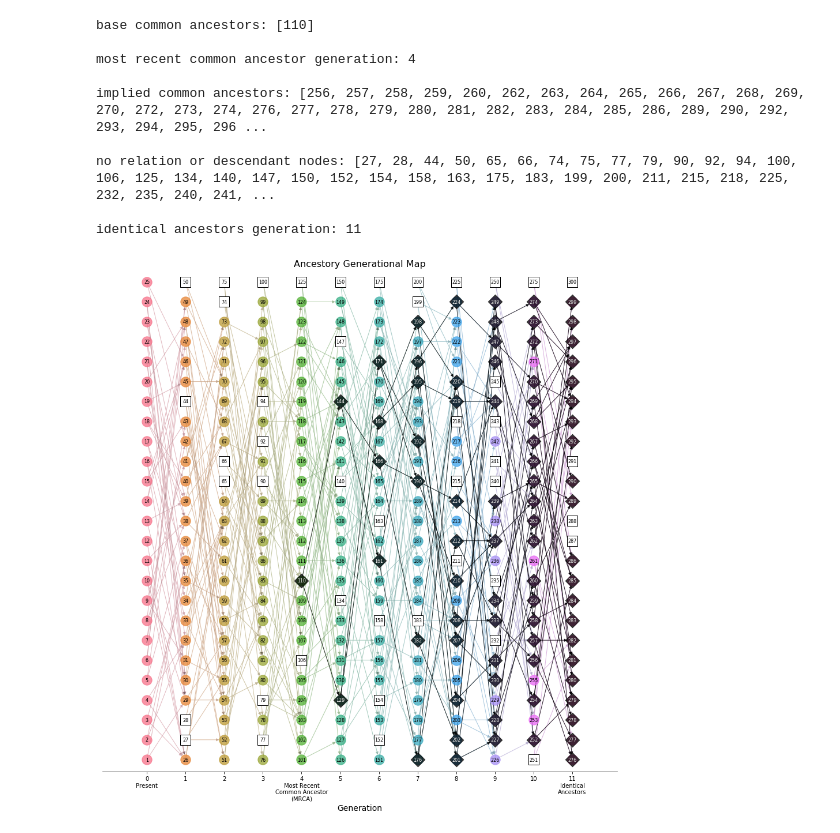
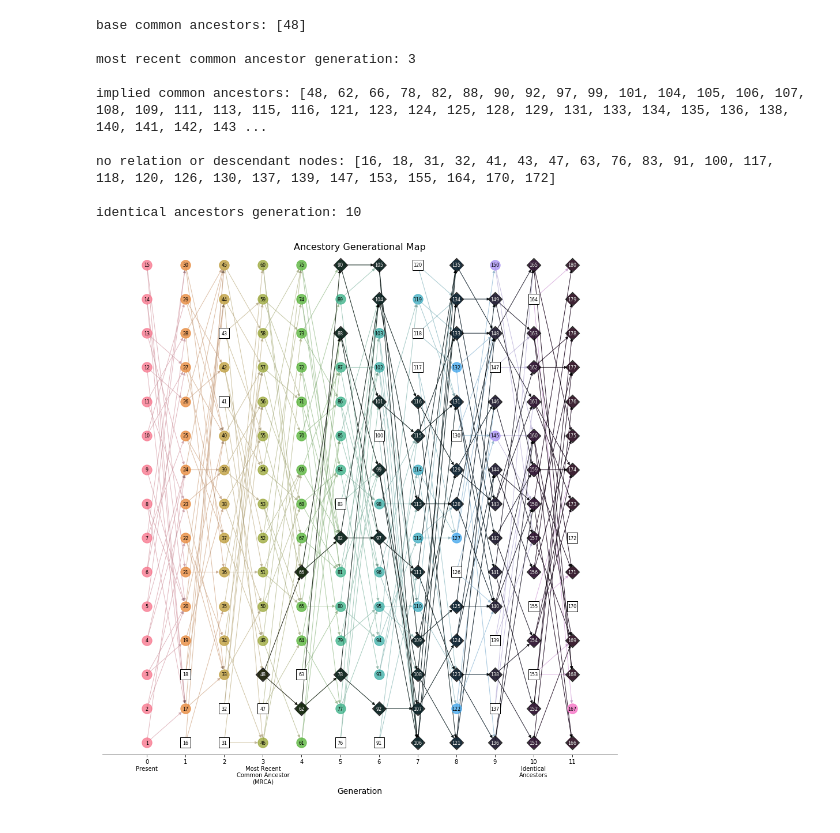
Before and after one commit to rokkuran/notebooks, a Jupyter notebook: ancestry.ipynb, the cells around one changed output. Cells and saved outputs as stored; diff of their text form; code cells hidden in the pictures.

Commit message:
ancestry: np.random.randint high parameter is exclusive; add one to max value to fix.

```diff
--- a/ancestry.ipynb
+++ b/ancestry.ipynb
@@ -21,8 +36,11 @@ def apply_alpha(colours: list, alpha: float) -> list:
     return list(map(lambda c: tuple(x + (1 - x) * (1 - alpha) for x in c), colours))
 # %%
 # populations = [100, 90, 75, 50, 25, 13, 5]
-# populations = [743, 635, 429, 276, 203, 163, 120, 100, 102, 84, 69, 63, 60, 68, 85, 78, 67, 61, 56]  # europe approx every 50y
-populations = np.repeat(25, 12)
+
+# europe approx every 50y (in millions)
+# populations = [743, 635, 429, 276, 203, 163, 120, 100, 102, 84, 69, 63, 60, 68, 85, 78, 67, 61, 56]
+
+populations = np.repeat(15, 12)
 population_node_list = []
 
 node_index = 0
@@ -43,10 +61,10 @@ for g, population in enumerate(population_node_list):
         if VERBOSE:
             print(f"{g} | {population}")
         for child in population:
-            p_max, p_min = min(population_node_list[g+1]), max(population_node_list[g+1])
+            p_min, p_max = min(population_node_list[g+1]), max(population_node_list[g+1])
 
             # TODO: make sure parent_x != parent_y
-            parent_x, parent_y = np.random.randint(p_max, p_min, 2)
+            parent_x, parent_y = np.random.randint(p_min, p_max + 1, 2)  # high is exclusive; hence p_max + 1
             if VERBOSE:
                 print(f"  {child} | ({parent_x}, {parent_y})")
             G.add_edge(child, parent_x, generation=g)
@@ -93,15 +111,15 @@ for generation, nodes in enumerate(population_node_list):
 
 print(f"identical ancestors generation: {identical_ancestors_generation}")
 # %% [output]
-base common ancestors: [110]
+base common ancestors: [48]
 
-most recent common ancestor generation: 4
+most recent common ancestor generation: 3
 
-implied common ancestors: [256, 257, 258, 259, 260, 262, 263, 264, 265, 266, 267, 268, 269, 270, 272, 273, 274, 276, 277, 278, 279, 280, 281, 282, 283, 284, 285, 286, 289, 290, 292, 293, 294, 295, 296 ...
+implied common ancestors: [48, 62, 66, 78, 82, 88, 90, 92, 97, 99, 101, 104, 105, 106, 107, 108, 109, 111, 113, 115, 116, 121, 123, 124, 125, 128, 129, 131, 133, 134, 135, 136, 138, 140, 141, 142, 143 ...
 
-no relation or descendant nodes: [27, 28, 44, 50, 65, 66, 74, 75, 77, 79, 90, 92, 94, 100, 106, 125, 134, 140, 147, 150, 152, 154, 158, 163, 175, 183, 199, 200, 211, 215, 218, 225, 232, 235, 240, 241, ...
+no relation or descendant nodes: [16, 18, 31, 32, 41, 43, 47, 63, 76, 83, 91, 100, 117, 118, 120, 126, 130, 137, 139, 147, 153, 155, 164, 170, 172]
 
-identical ancestors generation: 11
+identical ancestors generation: 10
 # %%
 fig, ax = plt.subplots(figsize=(16, 16))
 
@@ -173,32 +191,34 @@ nodes = nx.draw_networkx_nodes(
 nodes.set_edgecolor('k')
 
 
 
 # plot formatting
 plt.title('Ancestory Generational Map', fontsize=16)
 
 plt.xlabel('Generation', fontsize=14)
 locs, labels = plt.xticks()
 labels = list(map(str, range(len(populations))))
 labels[0] = f"{0}\nPresent"
-labels[mrca_generation] = f"{mrca_generation}\nMost Recent\nCommon Ancestor\n(MRCA)"
+
+if mrca_generation != len(populations) + 1:
+    labels[mrca_generation] = f"{mrca_generation}\nMost Recent\nCommon Ancestor\n(MRCA)"
 
 if identical_ancestors_generation is not None:
     labels[identical_ancestors_generation] = f"{identical_ancestors_generation}\nIdentical\nAncestors"
 
 plt.xticks(np.arange(len(labels)), labels)
 
 ax.get_yaxis().set_visible(False)
 
 
 ax.set_ylim(-10.5, 10.5)
 
 ax.spines['top'].set_color(None)
 ax.spines['left'].set_color(None)
 ax.spines['right'].set_color(None)
 
 # plt.tight_layout()
 
 plt.show()
 # %% [output]
-[figure, old version]
+[figure, new version]
```
Also changed, not shown: parts of 1 cell of this notebook.
